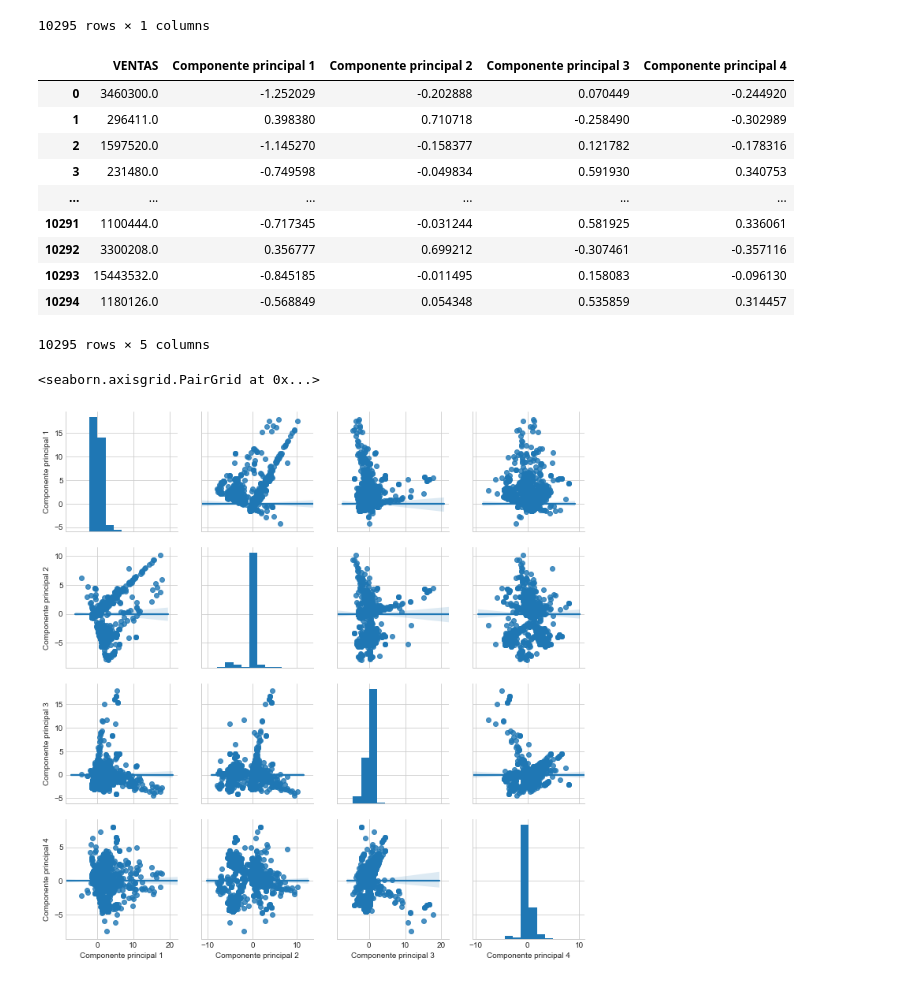
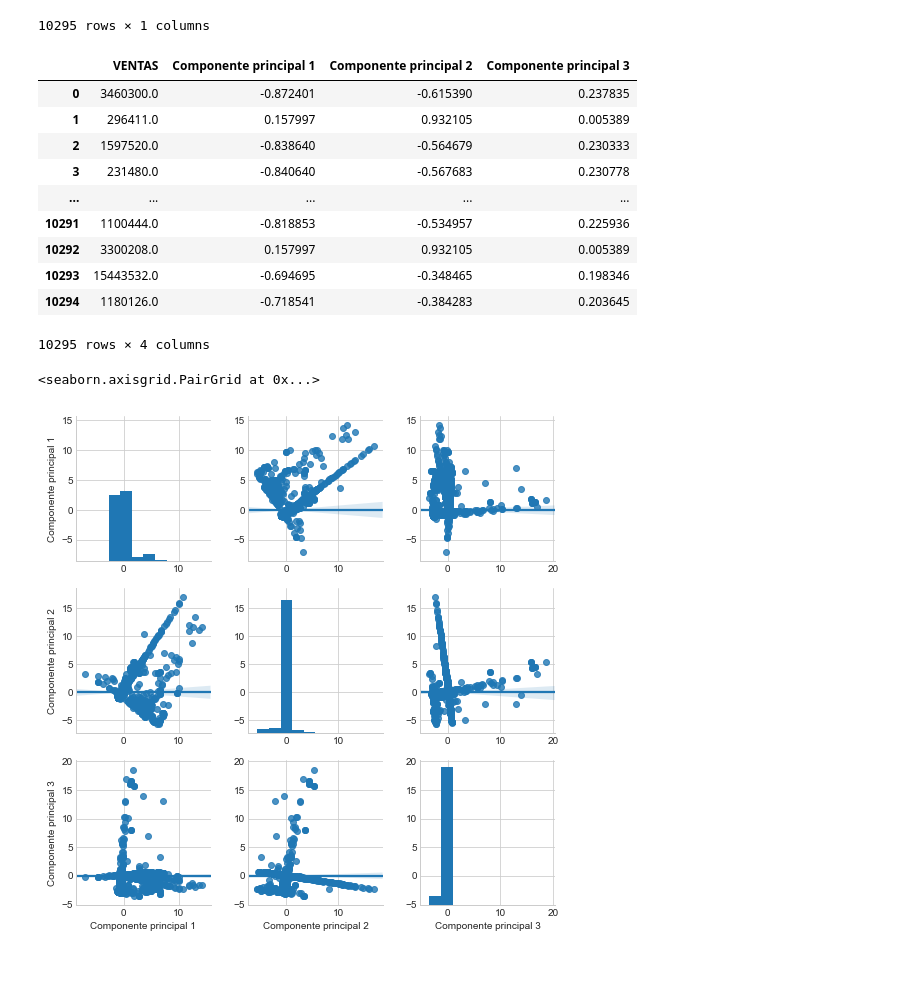
Before and after one commit to KatherinAcosta/Proyecto2018, a Jupyter notebook: 4.2.1 PCA Capacidades Estáticas.ipynb, the cells around one changed output. Saved outputs shown, nothing was run; the diff lists cells and outputs as text; code cells hidden in the pictures.

```diff
--- a/4.2.1 PCA Capacidades Estáticas.ipynb
+++ b/4.2.1 PCA Capacidades Estáticas.ipynb
@@ -44,7 +44,7 @@ total
 # %% [markdown]
 2.Separar las variables dependientes de las independientes (CAPACIDADES ESTÁTICAS) y normalizarlas
 # %%
-variables = ['TRANSP_PT','MUESTRASGRATIS_PROD','MUESTRASGRATIS_ADM','TOT_MUESTRASGRATIS','PUBLICIDAD_PROD','PUBLICIDAD_ADM','TOT_PUBLICIDAD',
+variables = ['MUESTRASGRATIS_PROD','MUESTRASGRATIS_ADM','TOT_MUESTRASGRATIS','PUBLICIDAD_PROD','PUBLICIDAD_ADM','TOT_PUBLICIDAD',
             'VENTAS']
 # Separando los CAPACIDADES ESTÁTICAS (Varibles independientes)
 X=total.loc[:,variables].values
@@ -208,9 +243,9 @@ Y=X_std.dot(M_w) # Nuevos Y
 # %%
 from sklearn.decomposition import PCA
 
-sklearn_PCA= PCA(n_components=4)
+sklearn_PCA= PCA(n_components=3)
 Y_1=sklearn_PCA.fit_transform(X_std)
 # %%
-PCAcapacidades = pd.DataFrame(data = Y_1, columns = ['Componente principal 1', 'Componente principal 2','Componente principal 3', 'Componente principal 4'])
+PCAcapacidades = pd.DataFrame(data = Y_1, columns = ['Componente principal 1', 'Componente principal 2','Componente principal 3'])
 PCAcapacidades.head(10295)
 # %% [output]
@@ -246,20 +281,20 @@ ventas.reset_index(drop=True, inplace=True)
 PCA_C = pd.concat([ventas,PCAcapacidades], axis=1)
 PCA_C
 # %% [output]
-|  | VENTAS | Componente principal 1 | Componente principal 2 | Componente principal 3 | Componente principal 4 |
-| 0 | 3460300.0 | -1.252029 | -0.202888 | 0.070449 | -0.244920 |
-| 1 | 296411.0 | 0.398380 | 0.710718 | -0.258490 | -0.302989 |
-| 2 | 1597520.0 | -1.145270 | -0.158377 | 0.121782 | -0.178316 |
-| 3 | 231480.0 | -0.749598 | -0.049834 | 0.591930 | 0.340753 |
-| ... | ... | ... | ... | ... | ... |
-| 10291 | 1100444.0 | -0.717345 | -0.031244 | 0.581925 | 0.336061 |
-| 10292 | 3300208.0 | 0.356777 | 0.699212 | -0.307461 | -0.357116 |
-| 10293 | 15443532.0 | -0.845185 | -0.011495 | 0.158083 | -0.096130 |
-| 10294 | 1180126.0 | -0.568849 | 0.054348 | 0.535859 | 0.314457 |
+|  | VENTAS | Componente principal 1 | Componente principal 2 | Componente principal 3 |
+| 0 | 3460300.0 | -0.872401 | -0.615390 | 0.237835 |
+| 1 | 296411.0 | 0.157997 | 0.932105 | 0.005389 |
+| 2 | 1597520.0 | -0.838640 | -0.564679 | 0.230333 |
+| 3 | 231480.0 | -0.840640 | -0.567683 | 0.230778 |
+| ... | ... | ... | ... | ... |
+| 10291 | 1100444.0 | -0.818853 | -0.534957 | 0.225936 |
+| 10292 | 3300208.0 | 0.157997 | 0.932105 | 0.005389 |
+| 10293 | 15443532.0 | -0.694695 | -0.348465 | 0.198346 |
+| 10294 | 1180126.0 | -0.718541 | -0.384283 | 0.203645 |
-10295 rows × 5 columns
+10295 rows × 4 columns
 # %%
-b = sns.pairplot(PCA_C, vars=["Componente principal 1","Componente principal 2","Componente principal 3","Componente principal 4"],kind="reg")
+b = sns.pairplot(PCA_C, vars=["Componente principal 1","Componente principal 2","Componente principal 3"],kind="reg")
 b # Resumen gráfico con histogramas y diagramas de dispersión de las variables
 # %% [output]
 <seaborn.axisgrid.PairGrid at 0x...>
-[figure, old version]
+[figure, new version]
```
Also changed, not shown: parts of 18 cells of this notebook.
